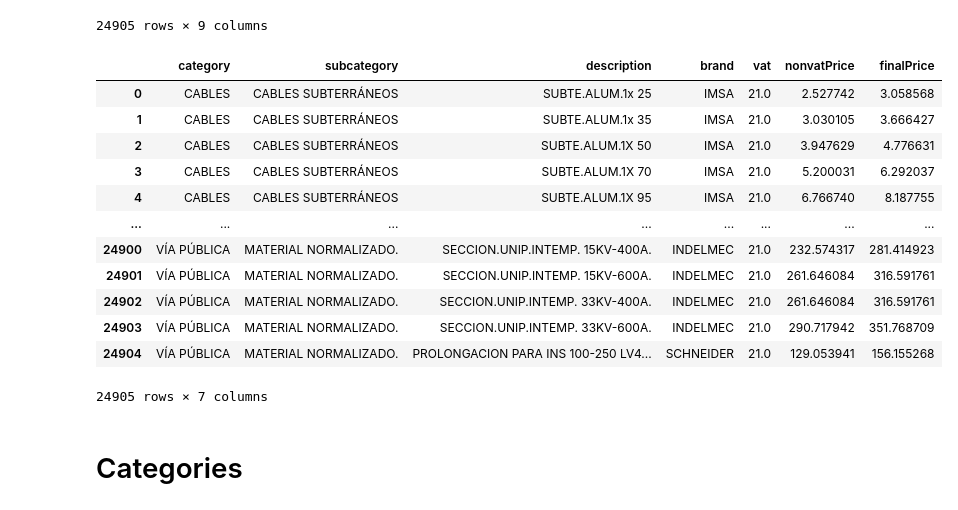
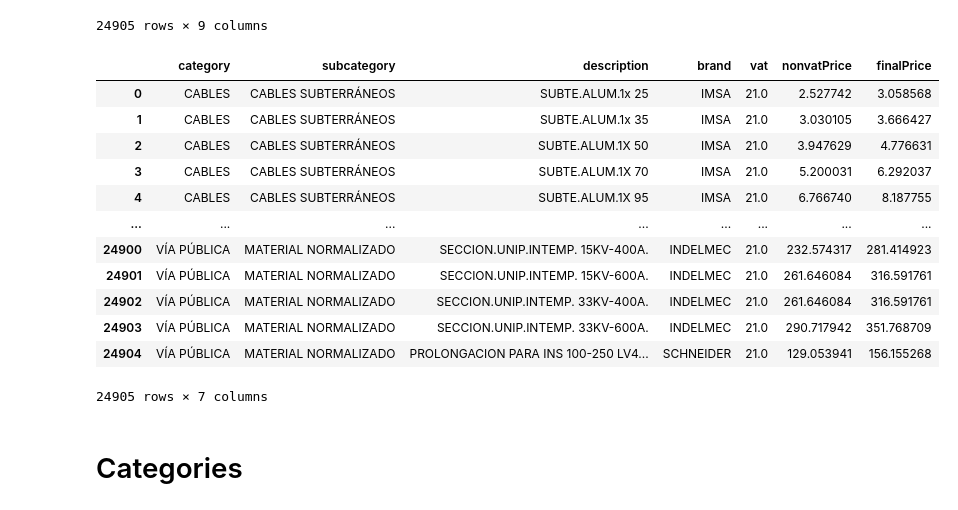
Before and after one commit to sstedoldi/grupo_5_mat_electricos, a Jupyter notebook: products_tables/notebook.ipynb, the cells around one changed output. Drawn from its saved outputs; the diff is of its cells as text; code cells hidden in the pictures.

```diff
--- a/products_tables/notebook.ipynb
+++ b/products_tables/notebook.ipynb
@@ -24,38 +24,41 @@ mat_elec
 # %%
 to_drop=["VENTA SIN IVA.1", "VENTA FINAL.1"]
 mat_elec.drop(to_drop, axis=1, inplace=True)
 mat_elec["VENTA SIN IVA"]=mat_elec["VENTA SIN IVA"]/134.25 # valor del dolar en ese momento
 mat_elec["VENTA FINAL"]=mat_elec["VENTA FINAL"]/134.25 # valor del dolar en ese momento
 
 
 columns_names= {
     'CATEGORIA':'category',
     'RUBRO' : 'subcategory',
     'DESCRIPCION': 'description',
     'MARCA': 'brand',
     'IVA': 'vat',
     'VENTA SIN IVA':'nonvatPrice',
     'VENTA FINAL': 'finalPrice'
 }
 
 mat_elec.rename(columns=columns_names, inplace=True)
 mat_elec['category']=mat_elec['category'].str.upper()
 mat_elec['subcategory']=mat_elec['subcategory'].str.upper()
 mat_elec['brand']=mat_elec['brand'].str.upper()
+mat_elec['category']=mat_elec['category'].str.replace('.','')
+mat_elec['subcategory']=mat_elec['subcategory'].str.replace('.','')
+mat_elec['brand']=mat_elec['brand'].str.replace('.','')
 mat_elec
 # %% [output]
 |  | category | subcategory | description | brand | vat | nonvatPrice | finalPrice |
 | 0 | CABLES | CABLES SUBTERRÁNEOS | SUBTE.ALUM.1x 25 | IMSA | 21.0 | 2.527742 | 3.058568 |
 | 1 | CABLES | CABLES SUBTERRÁNEOS | SUBTE.ALUM.1x 35 | IMSA | 21.0 | 3.030105 | 3.666427 |
 | 2 | CABLES | CABLES SUBTERRÁNEOS | SUBTE.ALUM.1X 50 | IMSA | 21.0 | 3.947629 | 4.776631 |
 | 3 | CABLES | CABLES SUBTERRÁNEOS | SUBTE.ALUM.1X 70 | IMSA | 21.0 | 5.200031 | 6.292037 |
 | 4 | CABLES | CABLES SUBTERRÁNEOS | SUBTE.ALUM.1X 95 | IMSA | 21.0 | 6.766740 | 8.187755 |
 | ... | ... | ... | ... | ... | ... | ... | ... |
-| 24900 | VÍA PÚBLICA | MATERIAL NORMALIZADO. | SECCION.UNIP.INTEMP. 15KV-400A. | INDELMEC | 21.0 | 232.574317 | 281.414923 |
-| 24901 | VÍA PÚBLICA | MATERIAL NORMALIZADO. | SECCION.UNIP.INTEMP. 15KV-600A. | INDELMEC | 21.0 | 261.646084 | 316.591761 |
-| 24902 | VÍA PÚBLICA | MATERIAL NORMALIZADO. | SECCION.UNIP.INTEMP. 33KV-400A. | INDELMEC | 21.0 | 261.646084 | 316.591761 |
-| 24903 | VÍA PÚBLICA | MATERIAL NORMALIZADO. | SECCION.UNIP.INTEMP. 33KV-600A. | INDELMEC | 21.0 | 290.717942 | 351.768709 |
-| 24904 | VÍA PÚBLICA | MATERIAL NORMALIZADO. | PROLONGACION PARA INS 100-250 LV4... | SCHNEIDER | 21.0 | 129.053941 | 156.155268 |
+| 24900 | VÍA PÚBLICA | MATERIAL NORMALIZADO | SECCION.UNIP.INTEMP. 15KV-400A. | INDELMEC | 21.0 | 232.574317 | 281.414923 |
+| 24901 | VÍA PÚBLICA | MATERIAL NORMALIZADO | SECCION.UNIP.INTEMP. 15KV-600A. | INDELMEC | 21.0 | 261.646084 | 316.591761 |
+| 24902 | VÍA PÚBLICA | MATERIAL NORMALIZADO | SECCION.UNIP.INTEMP. 33KV-400A. | INDELMEC | 21.0 | 261.646084 | 316.591761 |
+| 24903 | VÍA PÚBLICA | MATERIAL NORMALIZADO | SECCION.UNIP.INTEMP. 33KV-600A. | INDELMEC | 21.0 | 290.717942 | 351.768709 |
+| 24904 | VÍA PÚBLICA | MATERIAL NORMALIZADO | PROLONGACION PARA INS 100-250 LV4... | SCHNEIDER | 21.0 | 129.053941 | 156.155268 |
 24905 rows × 7 columns
 # %% [markdown]
 # Categories
```
Also changed, not shown: parts of 16 cells of this notebook, 5 other files.
